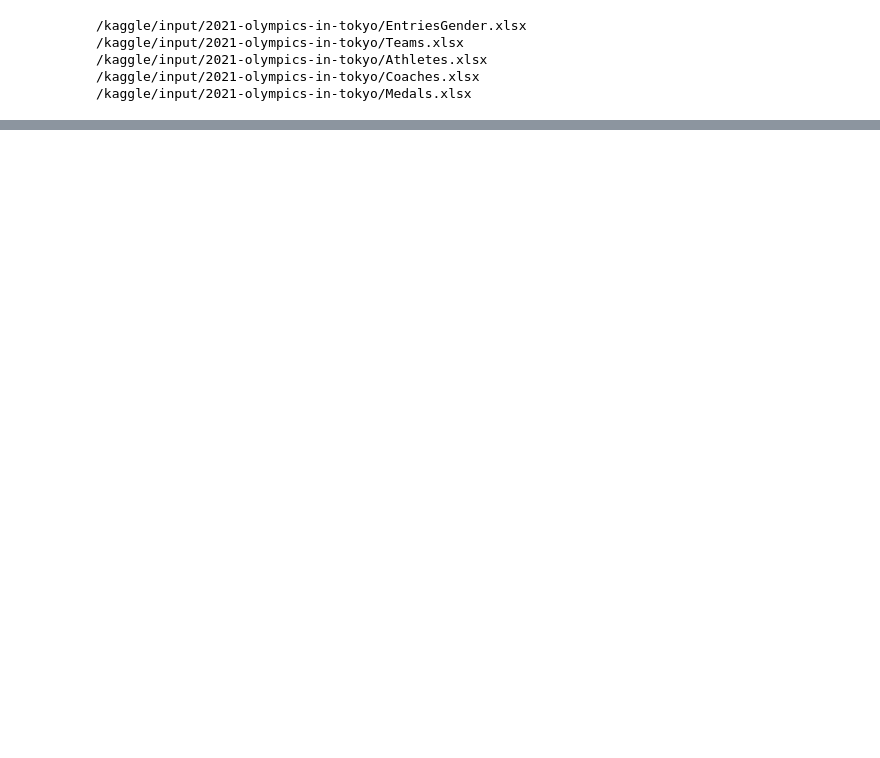
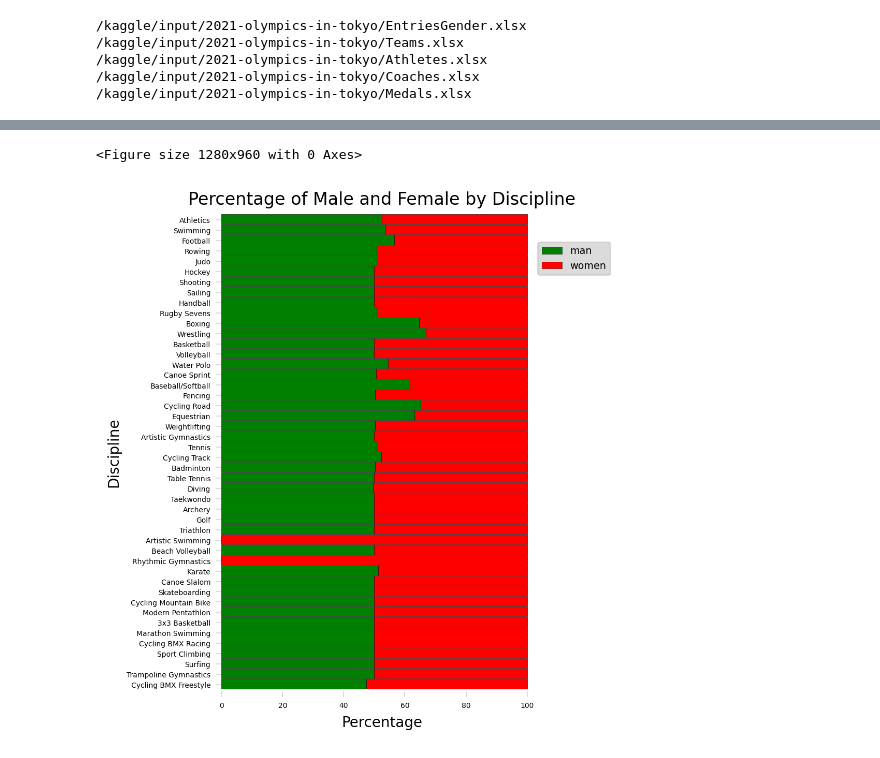
Before and after one commit to levisantn/olympics_tokyo, a Jupyter notebook: olympics_tokyo.ipynb, the cells around one changed output, grey strips where cells are left out. Cells and saved outputs as stored; diff of their text form; code cells hidden in the pictures; blank space fills up the shorter version.

```diff
--- a/olympics_tokyo.ipynb
+++ b/olympics_tokyo.ipynb
@@ -24,0 +157,45 @@ for dirname, _, filenames in os.walk('/kaggle/input'):
+# %%
+plt.rcParams['figure.dpi'] = 200
+
+
+# horizontal percent stack chart
+# Assuming your DataFrame is named 'df'
+df_genders_prop = df_genders
+df_genders_prop['prop_man'] = df_genders_prop['Male'] / df_genders_prop['Total'] * 100
+df_genders_prop['prop_woman'] = df_genders_prop['Female'] / df_genders_prop['Total'] * 100
+df_genders_prop = df_genders_prop[['Discipline', 'prop_man', 'prop_woman']]
+
+# Set the figure size
+plt.figure()
+fig, ax0 = plt.subplots()
+
+# Create the bar chart
+ax = df_genders_prop.plot(x='Discipline', kind='barh', stacked=True,ax=ax0 ,width=0.8, color=['green', 'red'], figsize=(4,6))
+# bar height and borders
+for container in ax.containers:
+    plt.setp(container, height=0.95)
+    bars = container.get_children()
+    for bar in bars:
+        bar.set_edgecolor('black')
+        bar.set_linewidth(0.2)
+
+# removes useless axes
+ax.spines["right"].set_visible(False)
+ax.spines["top"].set_visible(False)
+ax.spines["bottom"].set_visible(False)
+ax.spines["left"].set_visible(False)
+ax.tick_params(labelsize=5, width=0.1, length=4)
+
+# add legend
+plt.legend(labels=['man', 'women'], fontsize='x-small', bbox_to_anchor=(0.97, 0.95), facecolor='lightgrey')
+
+# Add labels and title
+plt.xlabel('Percentage')
+plt.ylabel('Discipline')
+plt.title('Percentage of Male and Female by Discipline')
+
+# Show the plot
+plt.show()
+# %% [output]
+<Figure size 1280x960 with 0 Axes>
+[figure, added]
```
Also changed, not shown: parts of 12 cells of this notebook.
